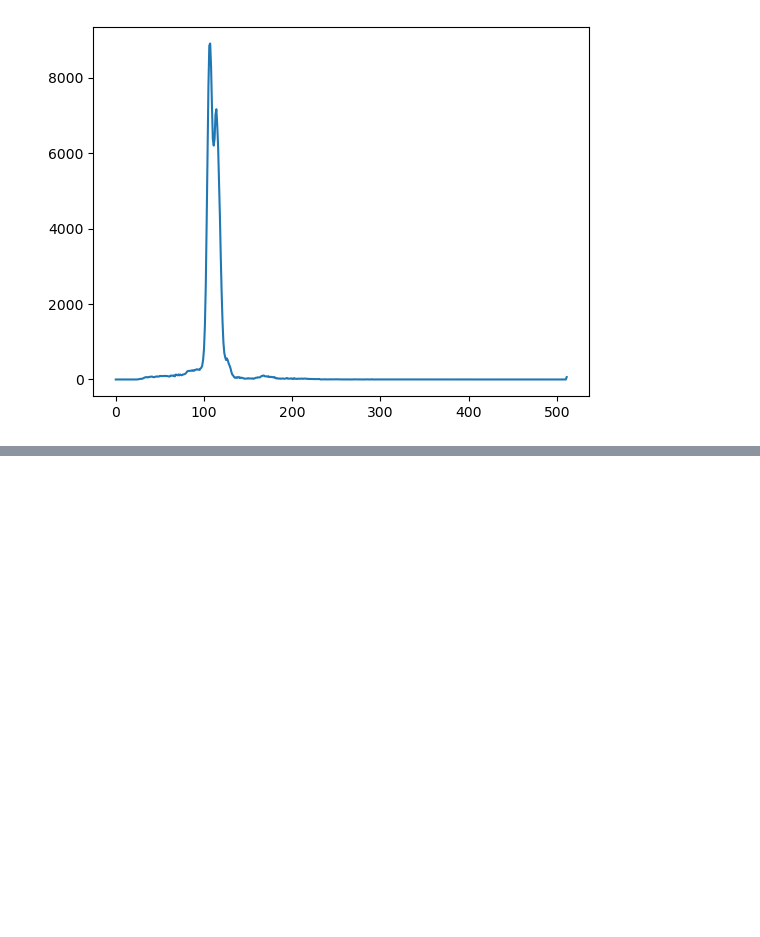
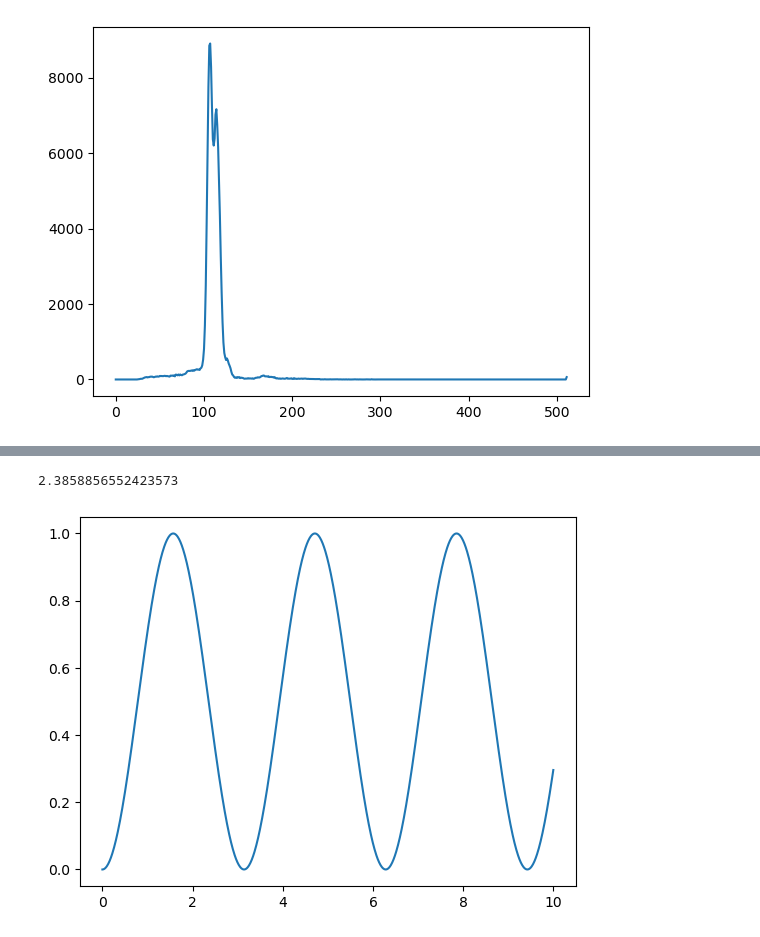
Before and after one commit to declan-healy/XRF, a Jupyter notebook: A2.ipynb, the cells around one changed output, grey strips where cells are left out. Saved outputs shown, nothing was run; the diff lists cells and outputs as text; code cells hidden in the pictures; blank space fills up the shorter version.

```diff
--- a/A2.ipynb
+++ b/A2.ipynb
@@ -35,0 +112,11 @@ def callibration(n1,n2,E1,E2):
+# %%
+def count_rate(x, y, t):
+    return sp.integrate.trapz(y, x)/t
+
+count_rate = count_rate(x,y,2)
+print(count_rate)
+plt.plot(x,y)
+plt.show()
+# %% [output]
+2.3858856552423573
+[figure, added]
```
Also changed, not shown: parts of 2 cells of this notebook.
